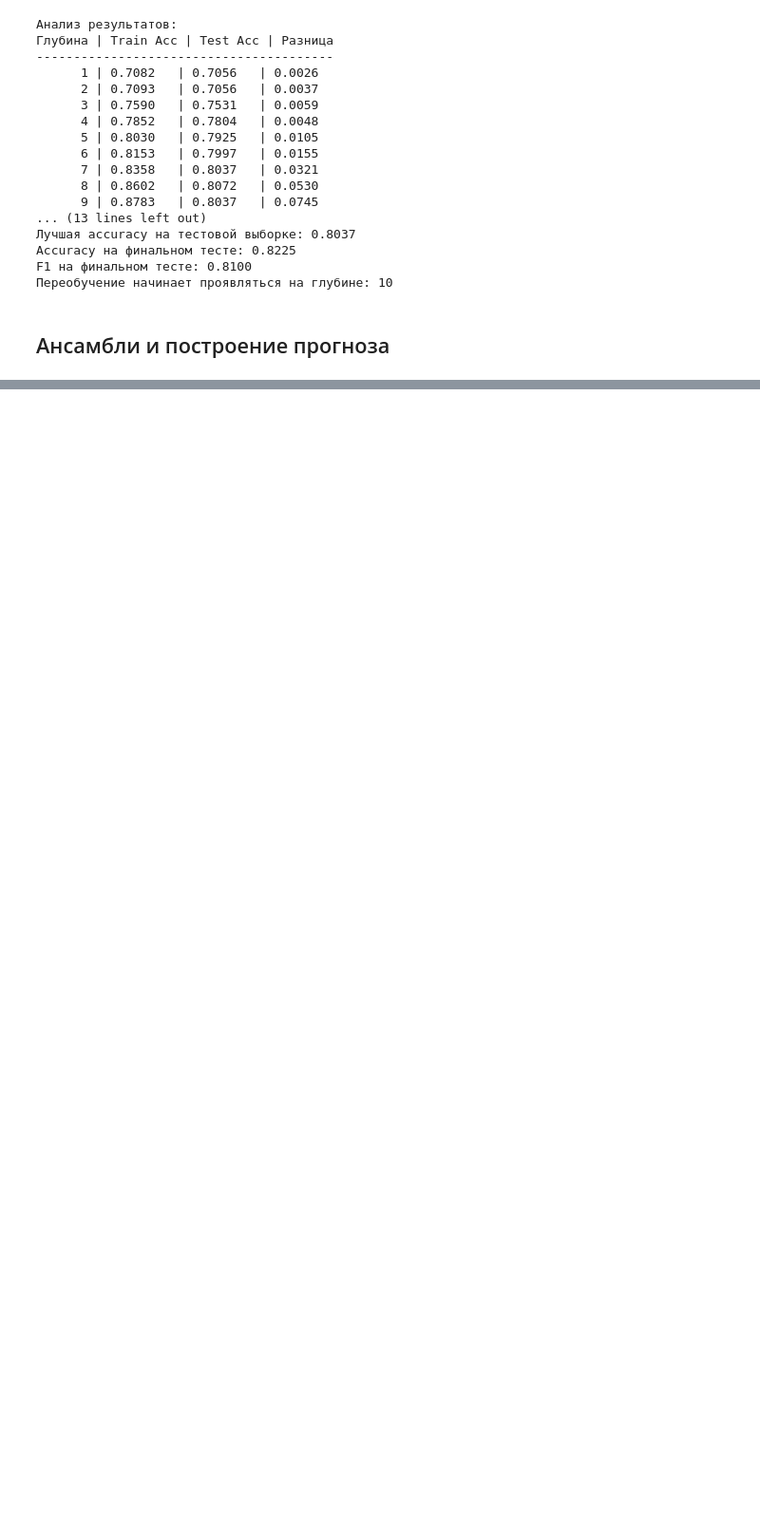
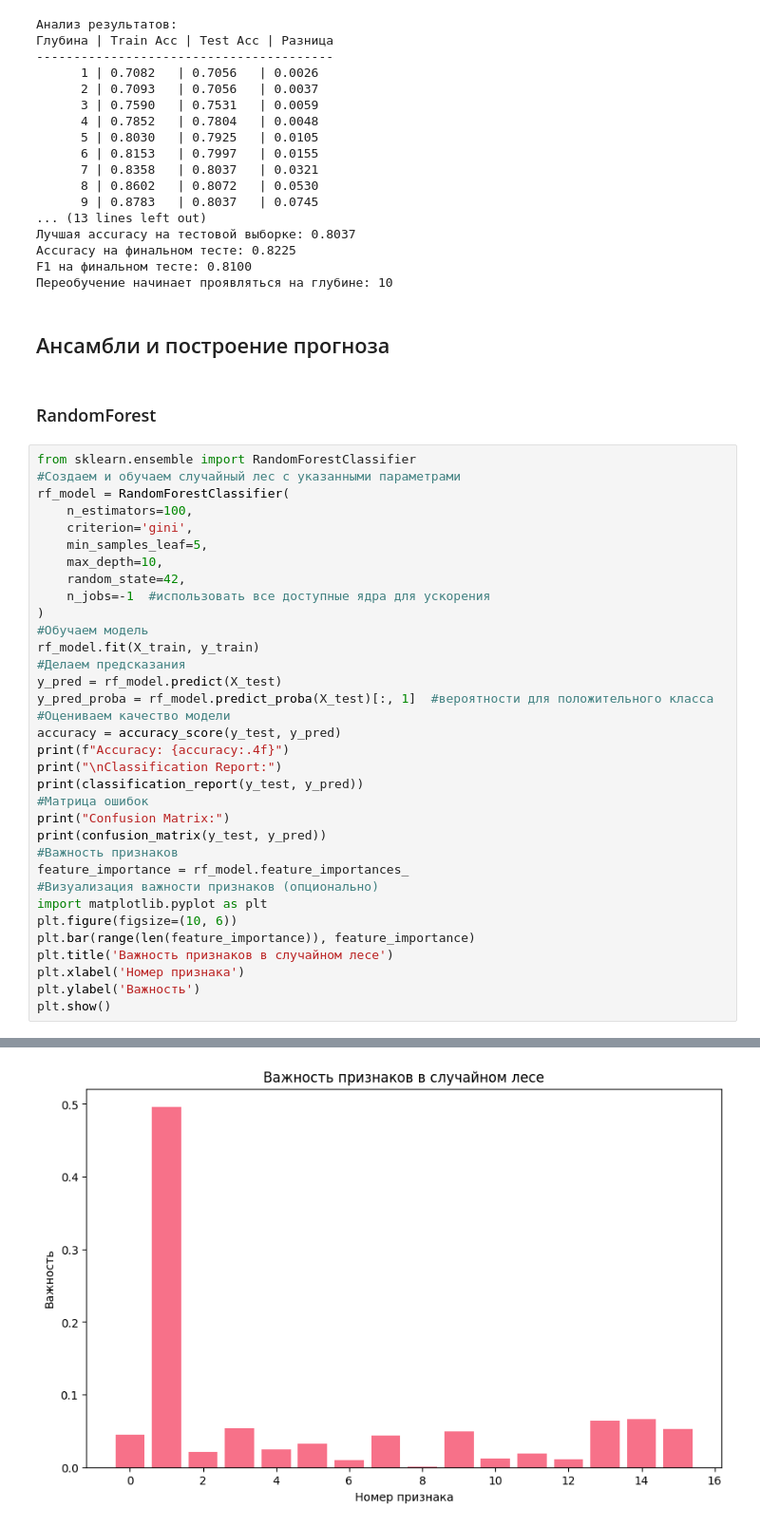
Before and after one commit to UlyanaGru/ML_project4, a Jupyter notebook: ml_progect4.ipynb, the cells around one changed output, grey strips where cells are left out. Shown at 95% size. Drawn from its saved outputs; the diff is of its cells as text; blank space fills up the shorter version.

Commit message:
trained RandomForest

```diff
--- a/ml_progect4.ipynb
+++ b/ml_progect4.ipynb
@@ -1467,3 +1467,40 @@ F1 на финальном тесте: 0.8100
 Переобучение начинает проявляться на глубине: 10
 # %% [markdown]
 ## Ансамбли и построение прогноза
+# %% [markdown]
+### RandomForest
+# %%
+from sklearn.ensemble import RandomForestClassifier
+#Создаем и обучаем случайный лес с указанными параметрами
+rf_model = RandomForestClassifier(
+    n_estimators=100,
+    criterion='gini',
+    min_samples_leaf=5,
+    max_depth=10,
+    random_state=42,
+    n_jobs=-1  #использовать все доступные ядра для ускорения
+)
+#Обучаем модель
+rf_model.fit(X_train, y_train)
+#Делаем предсказания
+y_pred = rf_model.predict(X_test)
+y_pred_proba = rf_model.predict_proba(X_test)[:, 1]  #вероятности для положительного класса
+#Оцениваем качество модели
+accuracy = accuracy_score(y_test, y_pred)
+print(f"Accuracy: {accuracy:.4f}")
+print("\nClassification Report:")
+print(classification_report(y_test, y_pred))
+#Матрица ошибок
+print("Confusion Matrix:")
+print(confusion_matrix(y_test, y_pred))
+#Важность признаков
+feature_importance = rf_model.feature_importances_
+#Визуализация важности признаков (опционально)
+import matplotlib.pyplot as plt
+plt.figure(figsize=(10, 6))
+plt.bar(range(len(feature_importance)), feature_importance)
+plt.title('Важность признаков в случайном лесе')
+plt.xlabel('Номер признака')
+plt.ylabel('Важность')
+plt.show()
+# %% [output]
@@ -1469,0 +1522 @@ F1 на финальном тесте: 0.8100
+[figure, added]
```
Also changed, not shown: parts of 2 cells of this notebook.
